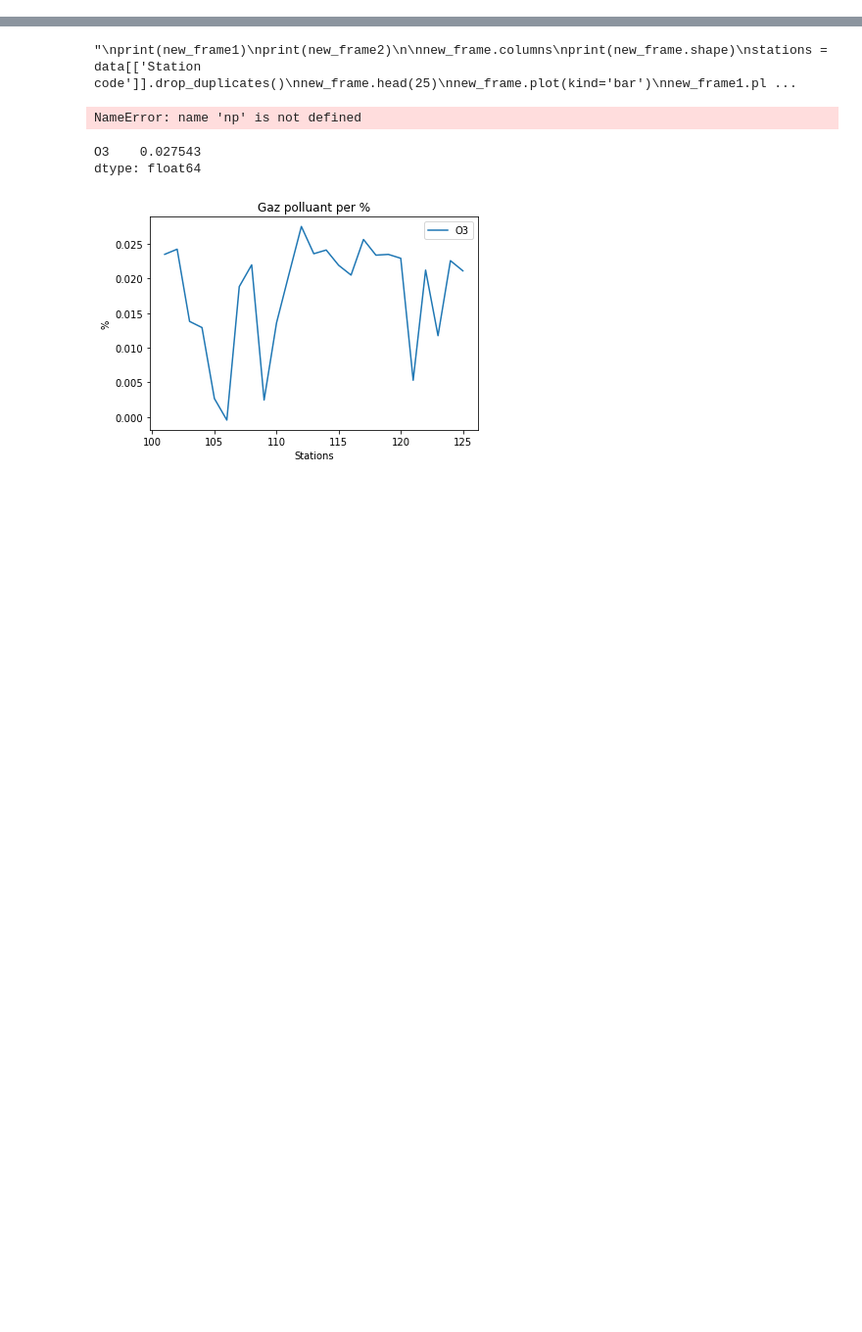
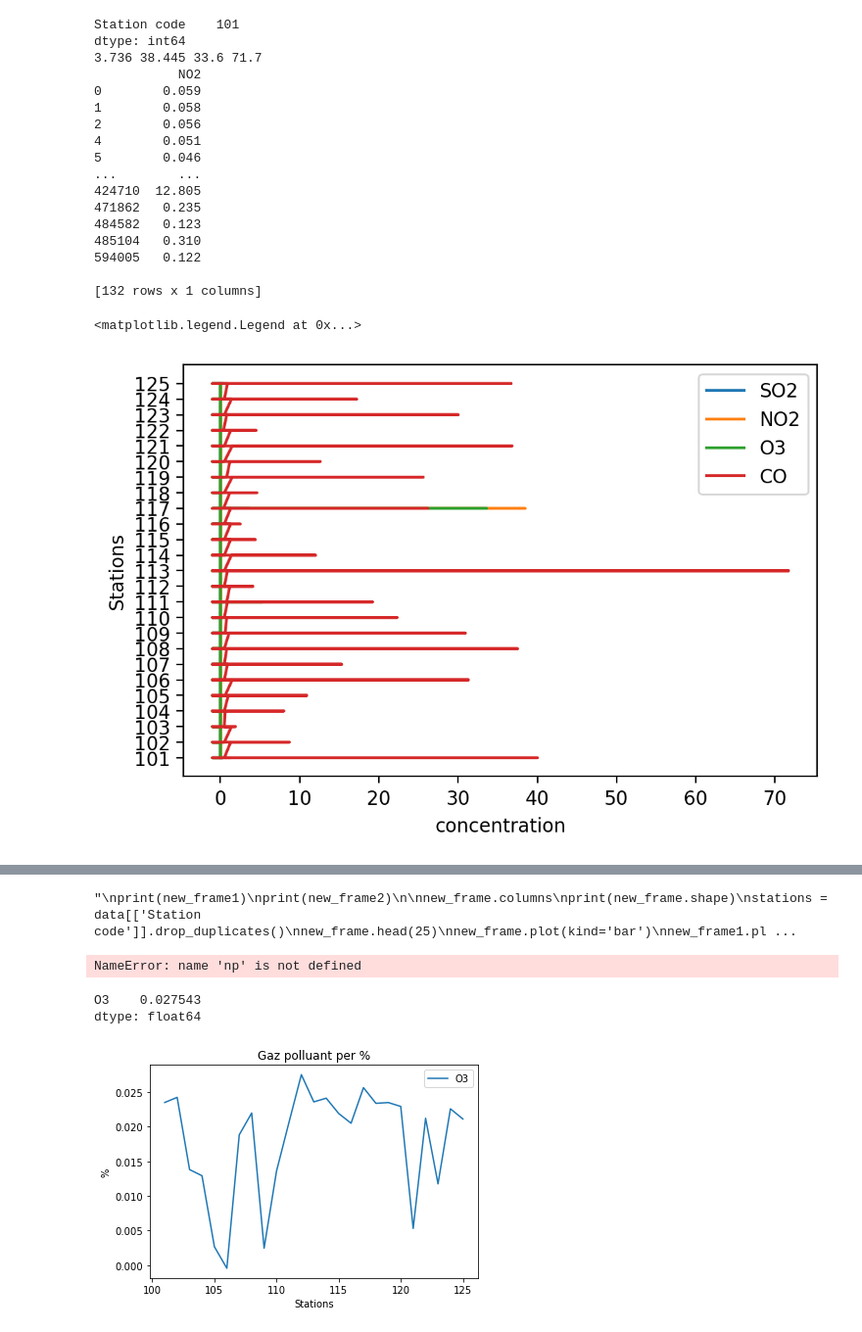
Before and after one commit to bouzouidja/information-visualization, a Jupyter notebook: InfoVizNotebook.ipynb, the cells around one changed output, grey strips where cells are left out. Shown at 98% size. Drawn from its saved outputs; the diff is of its cells as text; code cells hidden in the pictures; blank space fills up the shorter version.

Commit message:
polishing task1

```diff
--- a/InfoVizNotebook.ipynb
+++ b/InfoVizNotebook.ipynb
@@ -66,3 +49,39 @@ plt.legend()
+# %%
+##Task1: Plotting gazes polluants
+
+stations = data[['Station code']].drop_duplicates() ### usefull if you show the addresses by extracting it from address!
+print(stations.min())
+print(data['SO2'].max(), data['NO2'].max(),data['O3'].max(),data['CO'].max())
+print(data[['NO2']].drop_duplicates())
+plt.figure(dpi=200)
+plt.plot('SO2','Station code', data=data, label="SO2")
+plt.plot('NO2','Station code', data=data ,label="NO2")
+plt.plot('O3','Station code', data=data ,label="O3")
+plt.plot('CO','Station code' , data=data ,label="CO")
+plt.xlabel('concentration')
+plt.ylabel('Stations')
+plt.yticks(stations.values[::])
+plt.legend()
+# %% [output]
+Station code    101
+dtype: int64
+3.736 38.445 33.6 71.7
+           NO2
+0        0.059
+1        0.058
+2        0.056
+4        0.051
+5        0.046
+...        ...
+424710  12.805
+471862   0.235
+484582   0.123
+485104   0.310
+594005   0.122
+
+[132 rows x 1 columns]
+<matplotlib.legend.Legend at 0x...>
+[figure, added]
 # %%
 ##Task1: Plotting particulate matter PM10 and PM2.5
 
```
Also changed, not shown: parts of 8 cells of this notebook.
